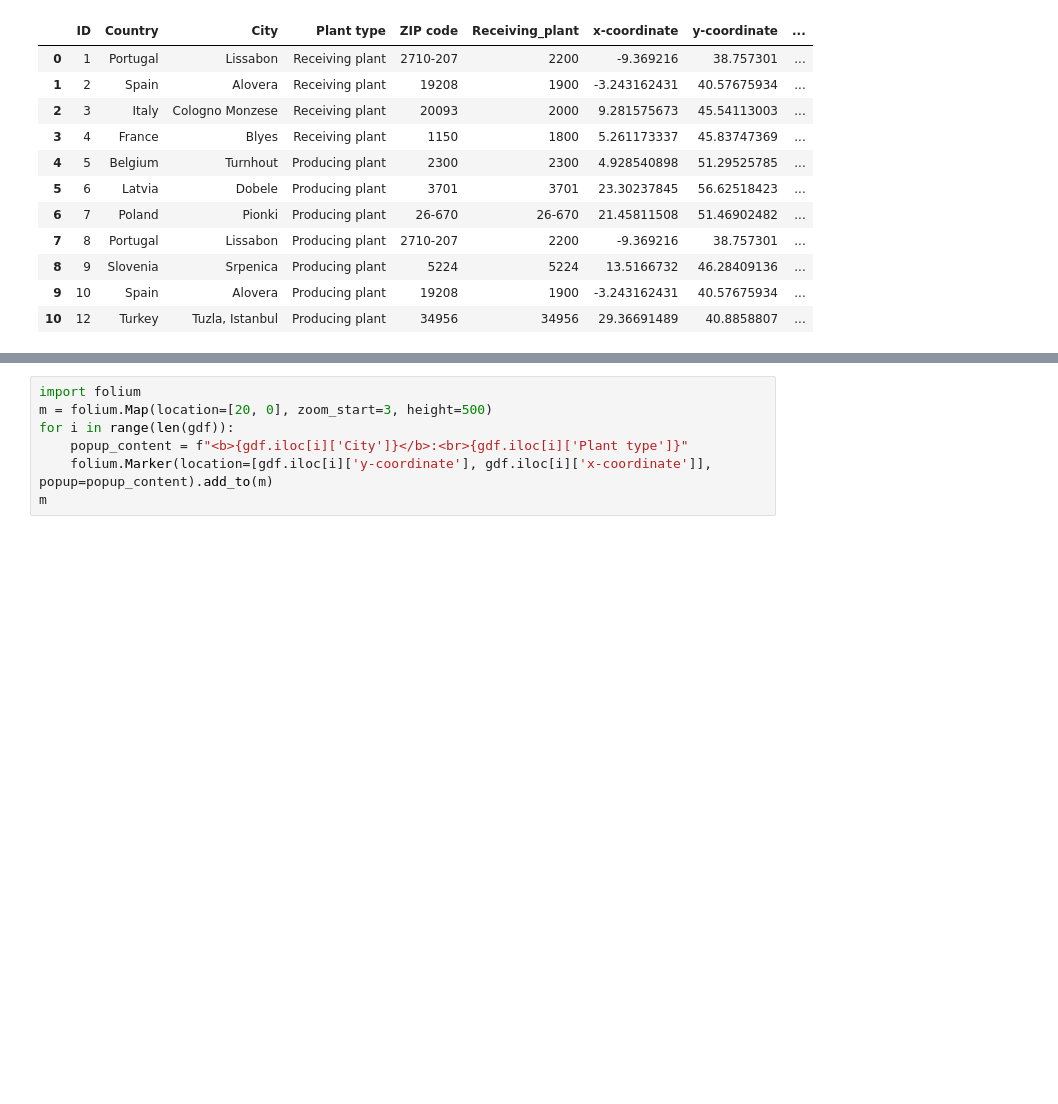
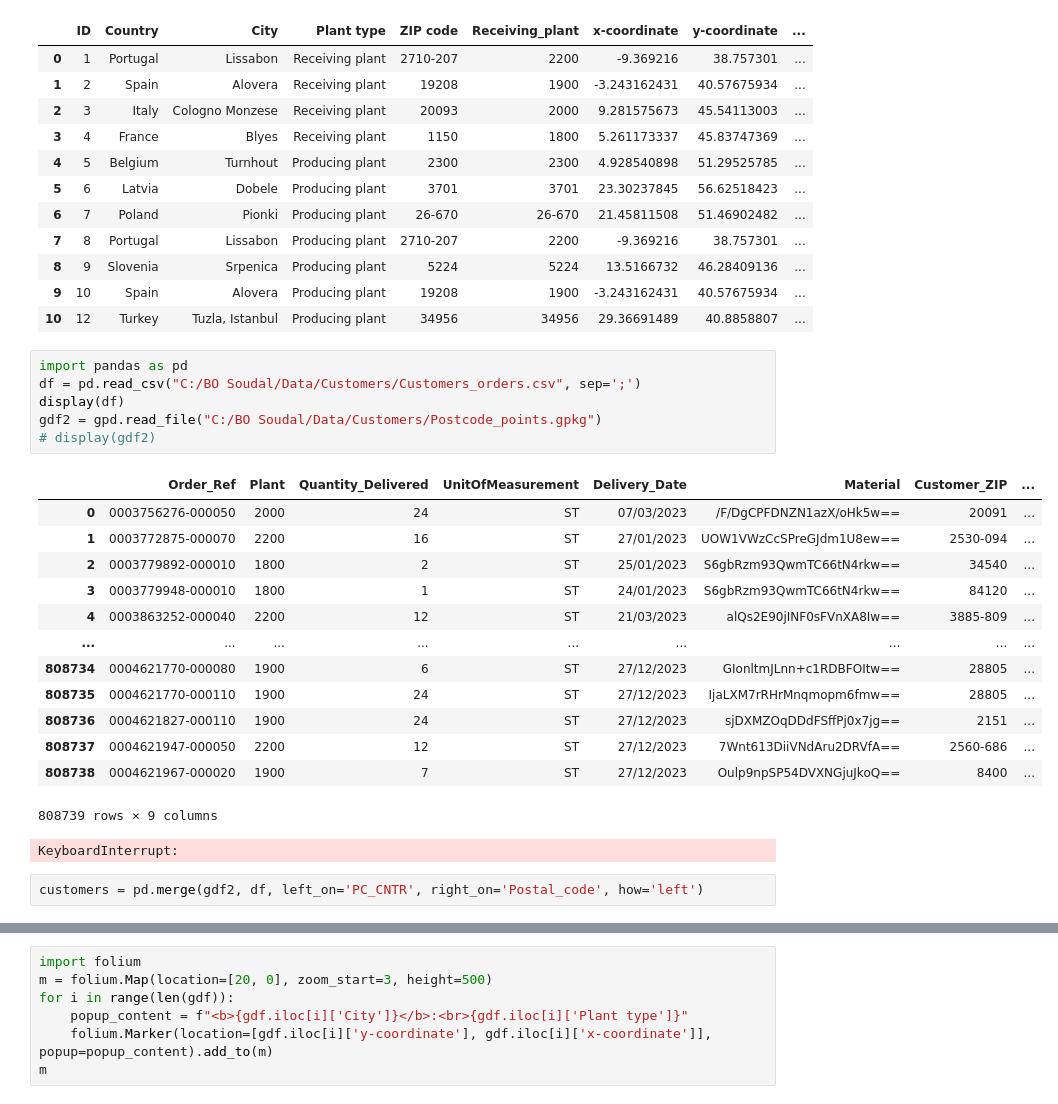
Before and after one commit to Michieldb02/BOSoudal-script, a Jupyter notebook: BOSoudal.ipynb, the cells around one changed output, grey strips where cells are left out. Saved outputs shown, nothing was run; the diff lists cells and outputs as text; blank space fills up the shorter version.

```diff
--- a/BOSoudal.ipynb
+++ b/BOSoudal.ipynb
@@ -18,3 +18,26 @@ display(gdf)
 | 8 | 9 | Slovenia | Srpenica | Producing plant | 5224 | 5224 | 13.5166732 | 46.28409136 | ... |
 | 9 | 10 | Spain | Alovera | Producing plant | 19208 | 1900 | -3.243162431 | 40.57675934 | ... |
 | 10 | 12 | Turkey | Tuzla, Istanbul | Producing plant | 34956 | 34956 | 29.36691489 | 40.8858807 | ... |
+# %%
+import pandas as pd
+df = pd.read_csv("C:/BO Soudal/Data/Customers/Customers_orders.csv", sep=';')
+display(df)
+gdf2 = gpd.read_file("C:/BO Soudal/Data/Customers/Postcode_points.gpkg")
+# display(gdf2)
+# %% [output]
+|  | Order_Ref | Plant | Quantity_Delivered | UnitOfMeasurement | Delivery_Date | Material | Customer_ZIP | ... |
+| 0 | 0003756276-000050 | 2000 | 24 | ST | 07/03/2023 | /F/DgCPFDNZN1azX/oHk5w== | 20091 | ... |
+| 1 | 0003772875-000070 | 2200 | 16 | ST | 27/01/2023 | UOW1VWzCcSPreGJdm1U8ew== | 2530-094 | ... |
+| 2 | 0003779892-000010 | 1800 | 2 | ST | 25/01/2023 | S6gbRzm93QwmTC66tN4rkw== | 34540 | ... |
+| 3 | 0003779948-000010 | 1800 | 1 | ST | 24/01/2023 | S6gbRzm93QwmTC66tN4rkw== | 84120 | ... |
+| 4 | 0003863252-000040 | 2200 | 12 | ST | 21/03/2023 | alQs2E90jINF0sFVnXA8Iw== | 3885-809 | ... |
+| ... | ... | ... | ... | ... | ... | ... | ... | ... |
+| 808734 | 0004621770-000080 | 1900 | 6 | ST | 27/12/2023 | GIonltmJLnn+c1RDBFOItw== | 28805 | ... |
+| 808735 | 0004621770-000110 | 1900 | 24 | ST | 27/12/2023 | IjaLXM7rRHrMnqmopm6fmw== | 28805 | ... |
+| 808736 | 0004621827-000110 | 1900 | 24 | ST | 27/12/2023 | sjDXMZOqDDdFSffPj0x7jg== | 2151 | ... |
+| 808737 | 0004621947-000050 | 2200 | 12 | ST | 27/12/2023 | 7Wnt613DiiVNdAru2DRVfA== | 2560-686 | ... |
+| 808738 | 0004621967-000020 | 1900 | 7 | ST | 27/12/2023 | Oulp9npSP54DVXNGjuJkoQ== | 8400 | ... |
+808739 rows × 9 columns
+KeyboardInterrupt:
+# %%
+customers = pd.merge(gdf2, df, left_on='PC_CNTR', right_on='Postal_code', how='left')
```
Also changed, not shown: parts of 2 cells of this notebook.
